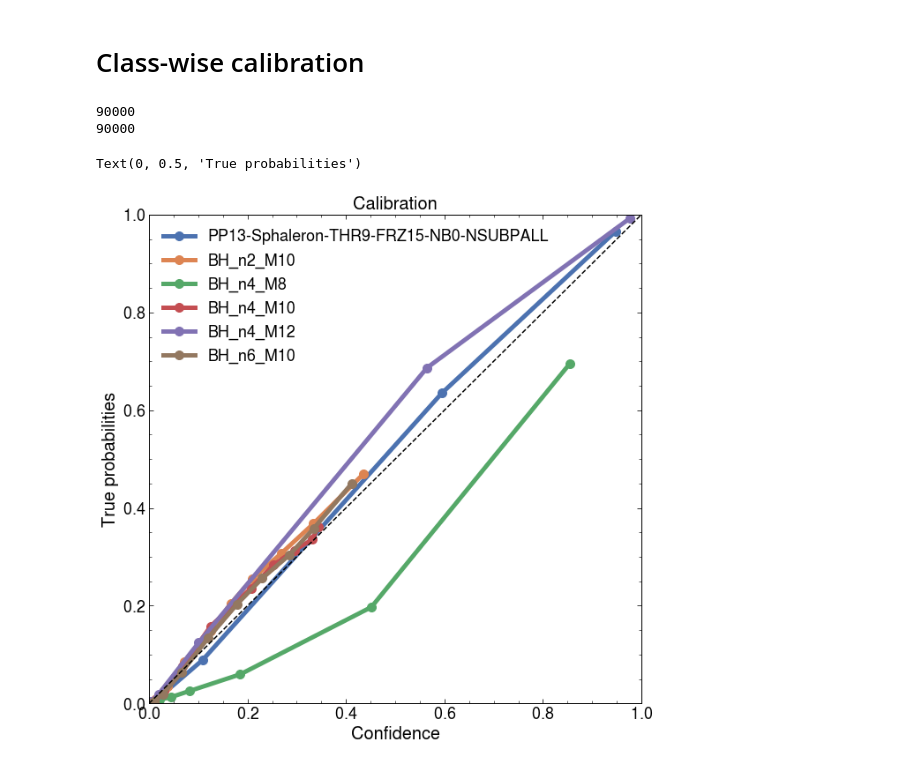
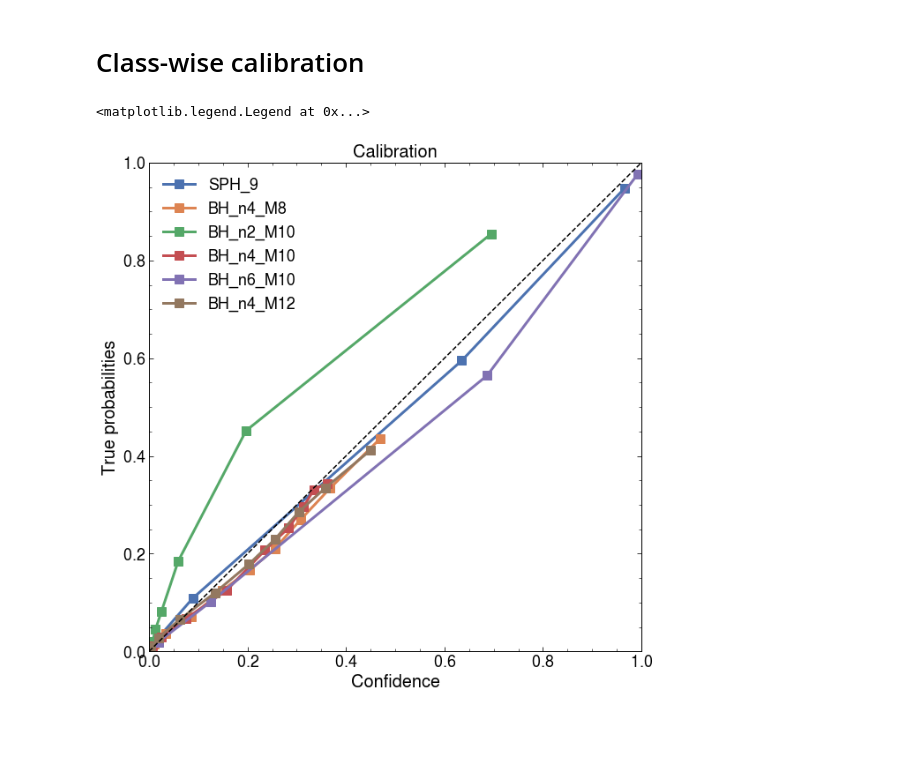
Before and after one commit to choisant/imcalML, a Jupyter notebook: notebooks/calibration.ipynb, the cells around one changed output. Drawn from its saved outputs; the diff is of its cells as text; code cells hidden in the pictures; blank space fills up the shorter version.

```diff
--- a/notebooks/calibration.ipynb
+++ b/notebooks/calibration.ipynb
@@ -109,0 +123,7 @@ else:
+# %%
+fig, ax = plt.subplots(nrows=2, ncols=3, figsize=(20, 12))
+plt.subplots_adjust(hspace=0.3)
+for i in range(CLASSES):
+    sn.histplot(confidences[:,i], bins=20, ax=ax[i%2][i//2], color = paper_colors[i])
+    ax[i%2][i//2].set_title(PLOT_LABELS[i])
+    ax[i%2][i//2].set_xlabel("Confidence")
@@ -167,22 +187,16 @@ confidences = np.array(values.tolist())
-# %%
-print(len(truth_vectors[:,0]))
-print(len(confidences[:,3]))
-# %% [output]
-90000
-90000
 # %%
 fig, ax = plt.subplots(nrows=1, ncols=1, figsize=(10, 10))
 for i in range(CLASSES):
-    prob_true, prob_pred = calibration_curve(truth_vectors[:,i], confidences[:,i], n_bins=10, strategy="quantile")
-    ax.plot(prob_true, prob_pred, linewidth=5, markersize=10, marker="o", color=paper_colors[i], label=LABELS[i])
-    ax.set_xlim(0,1)
-    ax.set_ylim(0,1)
-    ax.legend()
+    prob_true_i, prob_pred_i = calibration_curve(truth_vectors[:,i], confidences[:,i], n_bins=10, strategy="quantile")
+    ax.plot(prob_pred_i, prob_true_i, linewidth=3, markersize=10, marker="s", color=paper_colors[i], label=PLOT_LABELS[i])
 x = np.linspace(0, 1, 10)
 ax.plot(x, x, color="black", linestyle="--")
 ax.set_title("Calibration")
 ax.set_xlabel("Confidence")
 ax.set_ylabel("True probabilities")
+ax.set_xlim(0,1)
+ax.set_ylim(0,1)
+ax.legend()
 # %% [output]
-Text(0, 0.5, 'True probabilities')
+<matplotlib.legend.Legend at 0x...>
-[figure, old version]
+[figure, new version]
```
Also changed, not shown: parts of 15 cells of this notebook, 46 other files.
